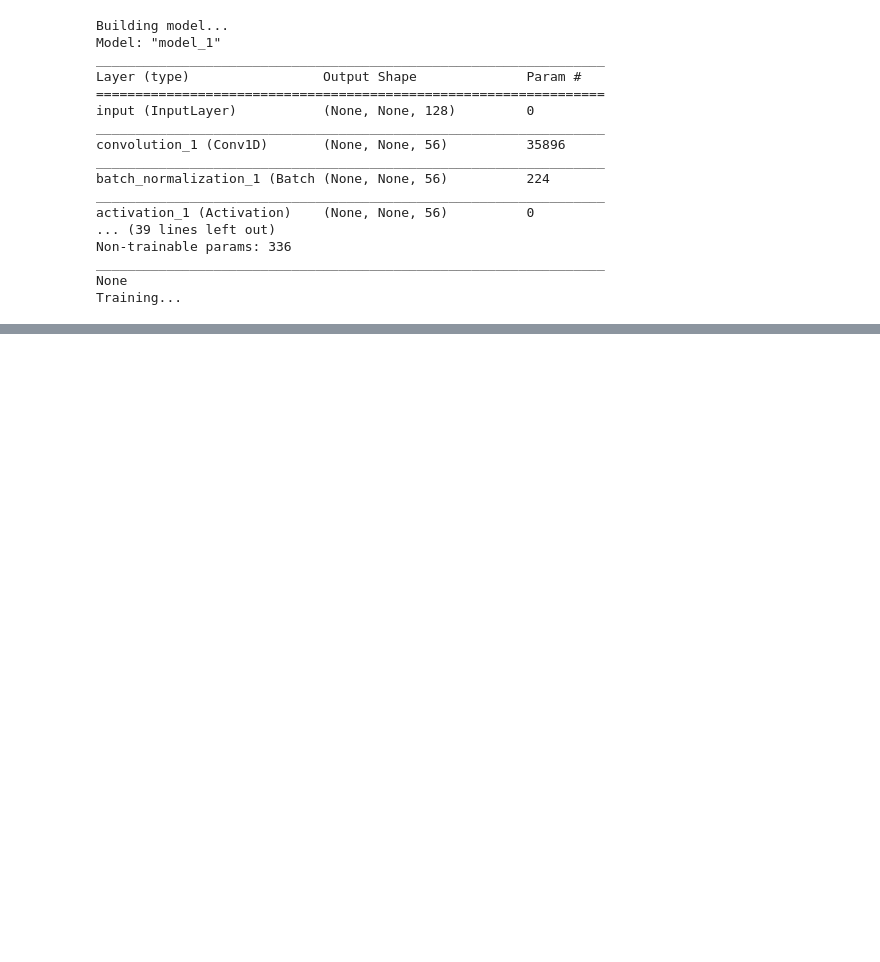
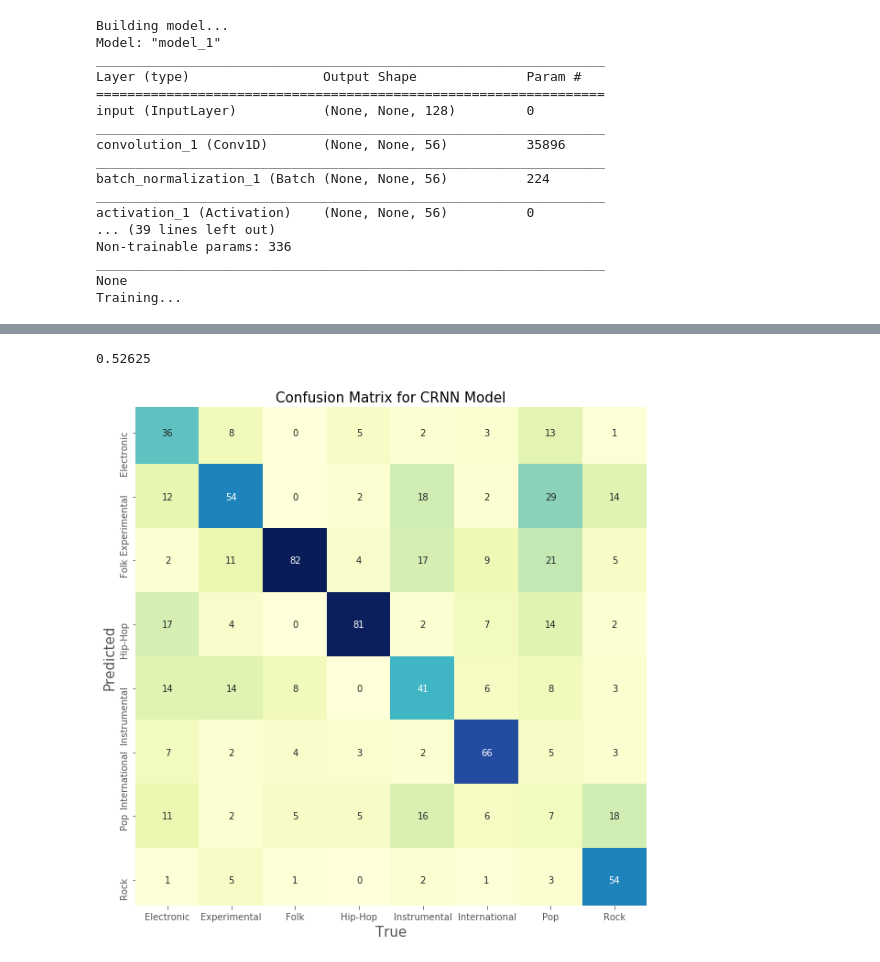
Before and after one commit to ddiaz164/music_genres, a Jupyter notebook: notebooks/models.ipynb, the cells around one changed output, grey strips where cells are left out. Saved outputs shown, nothing was run; the diff lists cells and outputs as text; code cells hidden in the pictures; blank space fills up the shorter version.

```diff
--- a/notebooks/models.ipynb
+++ b/notebooks/models.ipynb
@@ -127,2 +136,6 @@ Training...
 # %%
 crnn_model = load_model('../saved_variables/crnn_weights.best.hdf5')
+# %%
+y_true = np.argmax(y_val, axis=1)
+y_pred = np.argmax(crnn_model.predict(X_val), axis=1)
+print(classification_report(y_true, y_pred, labels=list(genre_dict.values()), target_names=genre_dict.keys()))
@@ -128,0 +157,17 @@ crnn_model = load_model('../saved_variables/crnn_weights.best.hdf5')
+# %%
+print(accuracy_score(y_true, y_pred))
+# %% [output]
+0.52625
+# %%
+mat = confusion_matrix(y_true, y_pred)
+fig, ax = plt.subplots(figsize=(12,10))
+sns.heatmap(mat.T, square=True, annot=True, fmt='d', cbar=False, cmap='YlGnBu',
+            xticklabels=genre_dict.keys(),
+            yticklabels=genre_dict.keys(), ax=ax)
+plt.xlabel('True', size=15)
+plt.ylabel('Predicted', size=15)
+plt.title('Confusion Matrix for CRNN Model', size=15)
+ax.set_ylim(8-0.1, 0.1)
+plt.savefig('../images/crnn_conf_mat.png')
+# %% [output]
+[figure, added]
```
Also changed, not shown: parts of 15 cells of this notebook, 2 other files.
